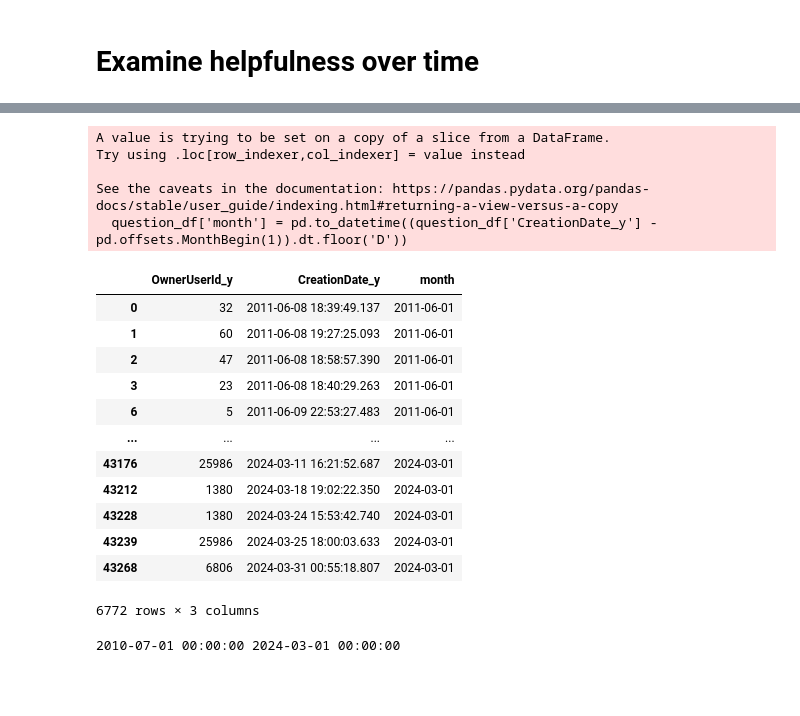
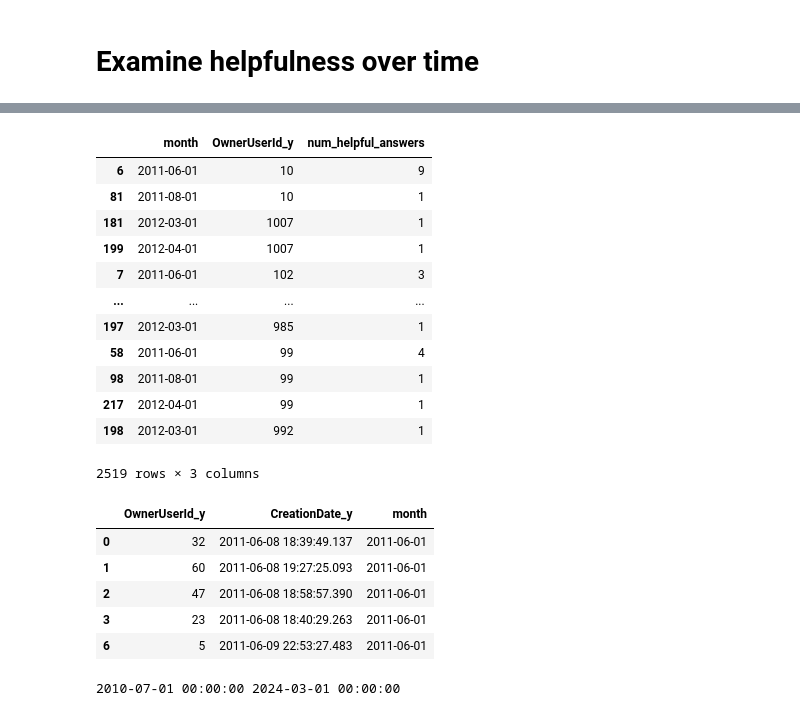
Before and after one commit to isaacbacker/GroupPres_SDS, a Jupyter notebook: Notebooks/fsds25_ex_wk01d02.ipynb, the cells around one changed output, grey strips where cells are left out. Saved outputs shown, nothing was run; the diff lists cells and outputs as text; code cells hidden in the pictures; blank space fills up the shorter version.

```diff
--- a/Notebooks/fsds25_ex_wk01d02.ipynb
+++ b/Notebooks/fsds25_ex_wk01d02.ipynb
@@ -250,7 +257,9 @@ Name: proportion, dtype: float64
 # Create "helpful" indicator variables
 # %%
 question_df['accepted_answer_delay'] = question_df['CreationDate_y'] - question_df['CreationDate_x']
-question_df['is_helpful'] = question_df['accepted_answer_delay'].dt.days <= 2
+question_df['is_timely'] = question_df['accepted_answer_delay'].dt.days <= 2
+question_df['is_accepted_answer'] = ~question_df['AcceptedAnswerId'].isna()
+question_df['is_helpful'] = question_df['is_accepted_answer'] & question_df['is_timely']
 question_df.head()
 # %% [output]
 A value is trying to be set on a copy of a slice from a DataFrame.
@@ -282,26 +320,29 @@ Name: proportion, dtype: float64
+# %%
+grouped
+# %% [output]
+|  | month | OwnerUserId_y | num_helpful_answers |
+| 6 | 2011-06-01 | 10 | 9 |
+| 81 | 2011-08-01 | 10 | 1 |
+| 181 | 2012-03-01 | 1007 | 1 |
+| 199 | 2012-04-01 | 1007 | 1 |
+| 7 | 2011-06-01 | 102 | 3 |
+| ... | ... | ... | ... |
+| 197 | 2012-03-01 | 985 | 1 |
+| 58 | 2011-06-01 | 99 | 4 |
+| 98 | 2011-08-01 | 99 | 1 |
+| 217 | 2012-04-01 | 99 | 1 |
+| 198 | 2012-03-01 | 992 | 1 |
+2519 rows × 3 columns
 # %%
-question_df['month'] = pd.to_datetime((question_df['CreationDate_y'] - pd.offsets.MonthBegin(1)).dt.floor('D'))
 helpful_answers = question_df[question_df['is_helpful']][['OwnerUserId_y', 'CreationDate_y', 'month']]
-helpful_answers
+helpful_answers.head()
 # %% [output]
-A value is trying to be set on a copy of a slice from a DataFrame.
-Try using .loc[row_indexer,col_indexer] = value instead
-
-See the caveats in the documentation: https://pandas.pydata.org/pandas-docs/stable/user_guide/indexing.html#returning-a-view-versus-a-copy
-  question_df['month'] = pd.to_datetime((question_df['CreationDate_y'] - pd.offsets.MonthBegin(1)).dt.floor('D'))
 |  | OwnerUserId_y | CreationDate_y | month |
 | 0 | 32 | 2011-06-08 18:39:49.137 | 2011-06-01 |
 | 1 | 60 | 2011-06-08 19:27:25.093 | 2011-06-01 |
 | 2 | 47 | 2011-06-08 18:58:57.390 | 2011-06-01 |
 | 3 | 23 | 2011-06-08 18:40:29.263 | 2011-06-01 |
 | 6 | 5 | 2011-06-09 22:53:27.483 | 2011-06-01 |
-| ... | ... | ... | ... |
-| 43176 | 25986 | 2024-03-11 16:21:52.687 | 2024-03-01 |
-| 43212 | 1380 | 2024-03-18 19:02:22.350 | 2024-03-01 |
-| 43228 | 1380 | 2024-03-24 15:53:42.740 | 2024-03-01 |
-| 43239 | 25986 | 2024-03-25 18:00:03.633 | 2024-03-01 |
-| 43268 | 6806 | 2024-03-31 00:55:18.807 | 2024-03-01 |
-6772 rows × 3 columns
 # %%
 mi, ma = helpful_answers.month.min(), helpful_answers.month.max()
 print(mi, ma)
```
Also changed, not shown: parts of 29 cells of this notebook.
